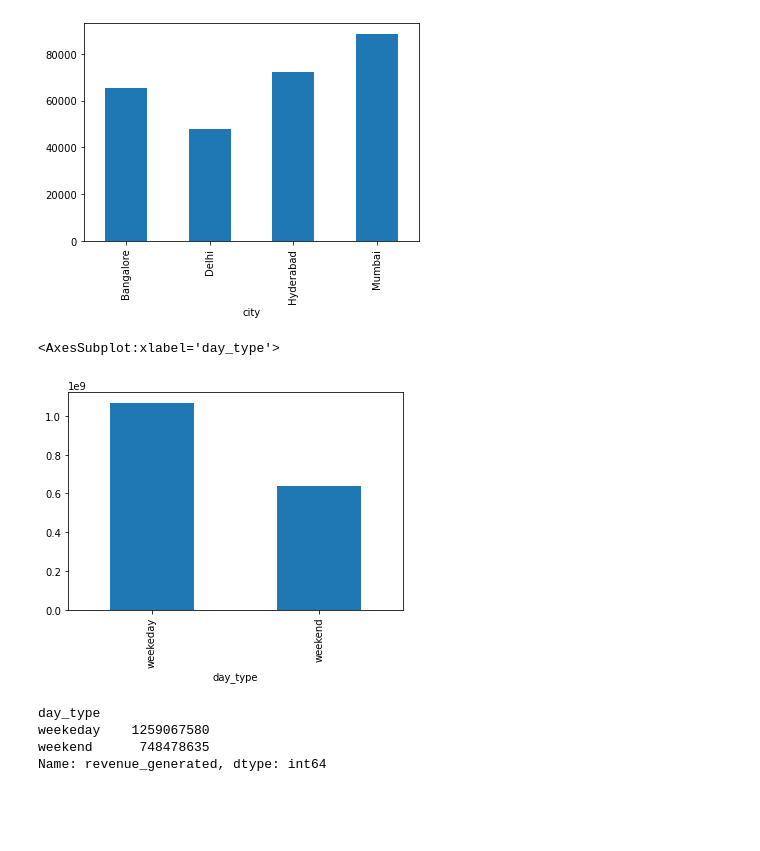
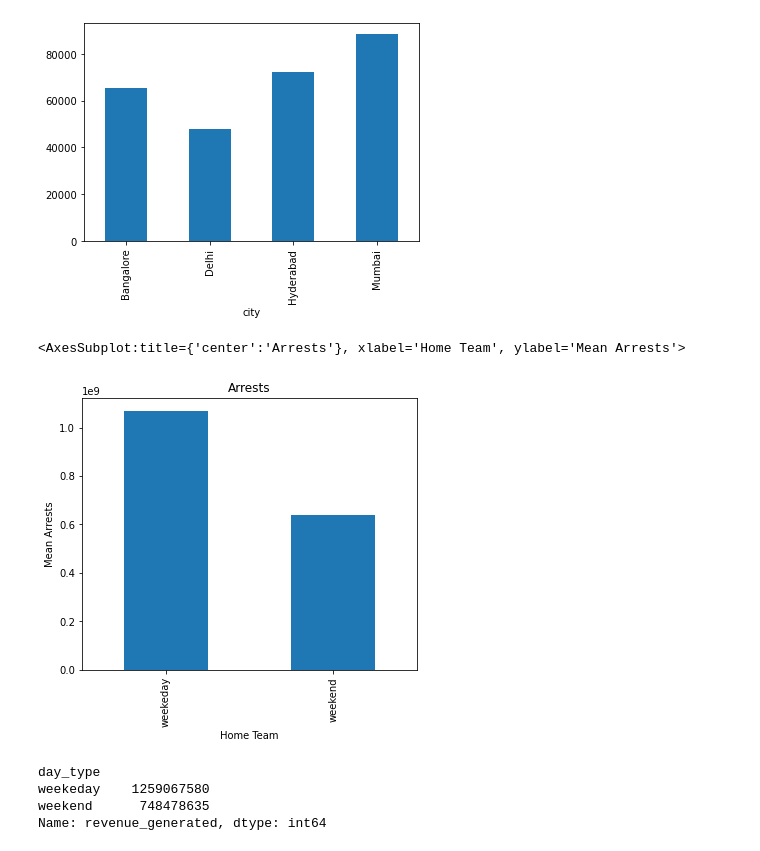
Before and after one commit to shubham1894/Data-Science-Portfolio, a Jupyter notebook: Atliq Hospitality Revenue/HotelBooking2.ipynb, the cells around one changed output. Drawn from its saved outputs; the diff is of its cells as text; code cells hidden in the pictures; blank space fills up the shorter version.

```diff
--- a/Atliq Hospitality Revenue/HotelBooking2.ipynb
+++ b/Atliq Hospitality Revenue/HotelBooking2.ipynb
@@ -7,7 +7,7 @@ import matplotlib.pyplot as plt
 import seaborn as sns
 %matplotlib inline
 # %%
-df_date = pd.read_csv(r"C:\Users\Shubham\Music\Codebasics\Input Files\Hospitality Revenue\dim_date.csv")
+df_date = pd.read_csv(r"C:\Users\Shubham\Music\Codebasics\Atliq Hospitality Revenue\dim_date.csv")
 df_date.head(2)
 # %% [output]
 |  | date | mmm yy | week no | day_type |
@@ -28,7 +28,7 @@ Data columns (total 4 columns):
 dtypes: object(4)
 memory usage: 3.0+ KB
 # %%
-df_hotel = pd.read_csv(r"C:\Users\Shubham\Music\Codebasics\Input Files\Hospitality Revenue\dim_hotels.csv")
+df_hotel = pd.read_csv(r"C:\Users\Shubham\Music\Codebasics\Atliq Hospitality Revenue\dim_hotels.csv")
 df_hotel.head(3)
 # %% [output]
 |  | property_id | property_name | category | city |
@@ -101,7 +101,7 @@ Data columns (total 5 columns):
 dtypes: int64(3), object(2)
 memory usage: 359.5+ KB
 # %%
-df_fact = pd.read_csv(r"C:\Users\Shubham\Music\Codebasics\Input Files\Hospitality Revenue\fact_bookings.csv")
+df_fact = pd.read_csv(r"C:\Users\Shubham\Music\Codebasics\Atliq Hospitality Revenue\fact_bookings.csv")
 df_fact.head(3)
 # %% [output]
 |  | booking_id | property_id | booking_date | check_in_date | checkout_date | no_guests | room_category | ... |
@@ -544,10 +532,12 @@ df_hotel_fact.groupby('city')['no_guests'].sum().plot.bar()
 <AxesSubplot:xlabel='city'>
 [figure]
 # %%
-df_finall.groupby('day_type')['revenue_realized'].sum().plot.bar()
+dfg = df_finall.groupby('day_type')['revenue_realized'].sum()
+# .plot.bar(label = 'revenue_realized')
+dfg.plot(kind='bar', title='Arrests', ylabel='Mean Arrests',  xlabel='Home Team', figsize=(6, 5))
 # %% [output]
-<AxesSubplot:xlabel='day_type'>
+<AxesSubplot:title={'center':'Arrests'}, xlabel='Home Team', ylabel='Mean Arrests'>
-[figure, old version]
+[figure, new version]
 # %%
 df_finall.groupby('day_type')['revenue_generated'].sum()
 # %% [output]
```
Also changed, not shown: parts of 4 cells of this notebook.
